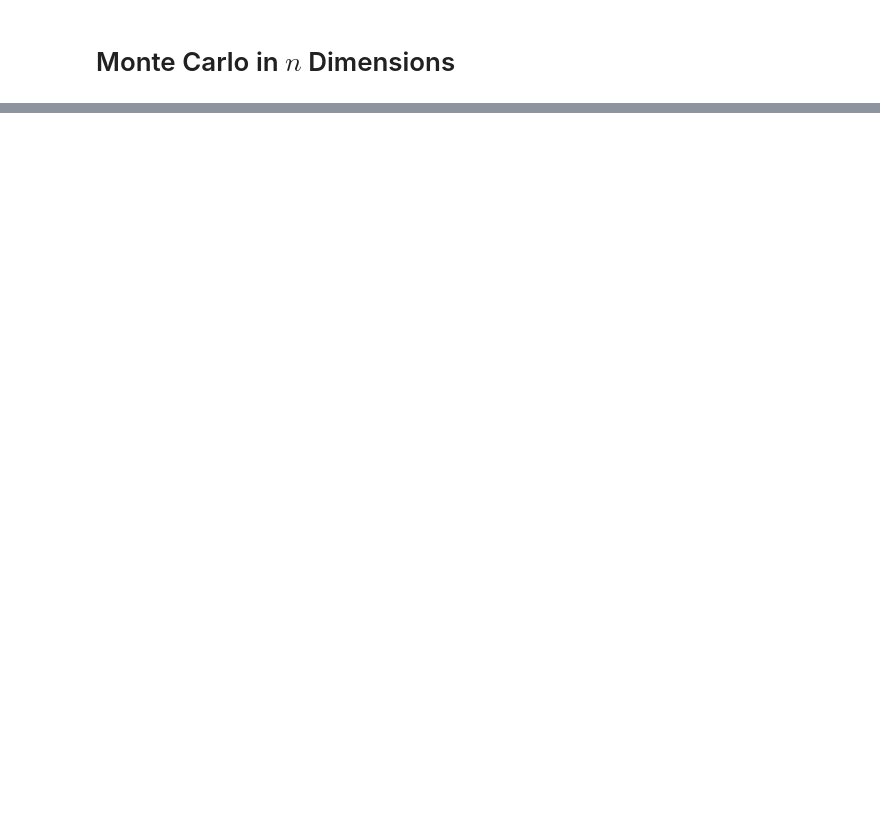
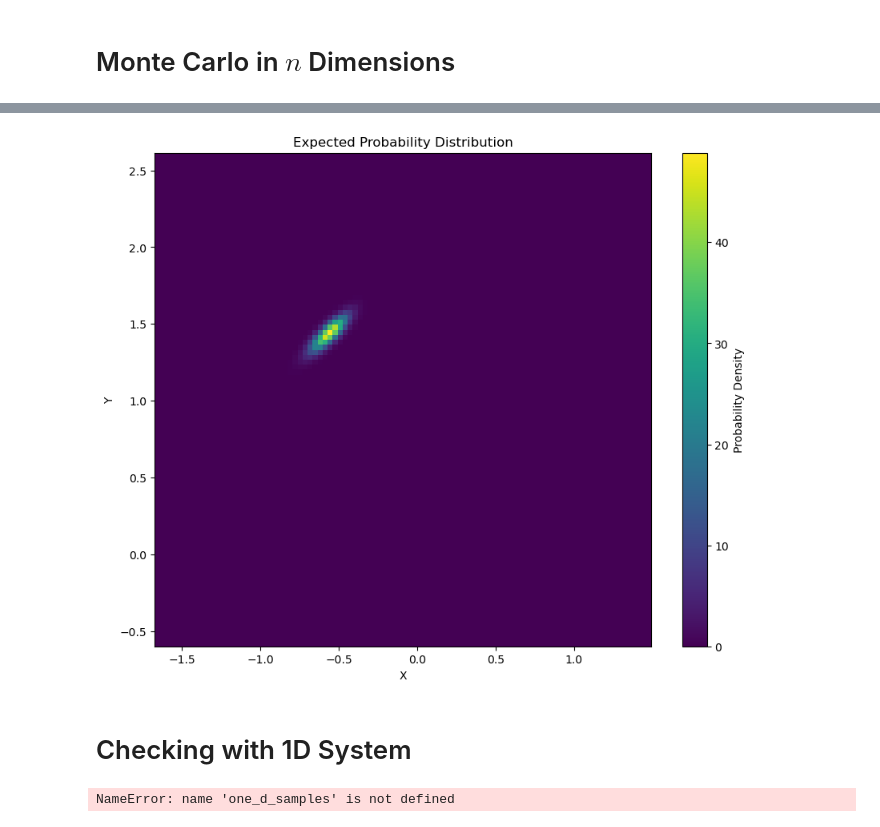
Before and after one commit to abrahmasandra/MENG255UmbrellaSampling, a Jupyter notebook: umbsampling_2d.ipynb, the cells around one changed output, grey strips where cells are left out. Drawn from its saved outputs; the diff is of its cells as text; code cells hidden in the pictures; blank space fills up the shorter version.

```diff
--- a/umbsampling_2d.ipynb
+++ b/umbsampling_2d.ipynb
@@ -515,0 +662,52 @@ frames[0].save('sample_distribution_heatmap_animation.gif',
+# %%
+def plot_expected_probability(potential_func, beta, x_range, y_range, num_points=100, title="Expected Probability Distribution"):
+    """
+    Plot the expected probability distribution based on a given potential function.
+
+    Args:
+    potential_func (callable): The potential energy function V(x, y).
+    beta (float): Inverse temperature (1/kT).
+    x_range (tuple): The range of x values as (min_x, max_x).
+    y_range (tuple): The range of y values as (min_y, max_y).
+    num_points (int): Number of points to use for each dimension in the plot.
+    title (str): Title for the plot.
+    """
+    # Create a grid of x and y values
+    x = np.linspace(x_range[0], x_range[1], num_points)
+    y = np.linspace(y_range[0], y_range[1], num_points)
+    x_width = x[1]-x[0]
+    y_width = y[1]-y[0]
+
+    X, Y = np.meshgrid(x, y)
+
+    # Calculate the potential energy for each point
+    Z = potential_func(X, Y)
+
+    # Calculate the probability distribution
+    P = np.exp(-beta * Z)
+
+    # Normalize the probability distribution
+    P /= np.sum(P) * x_width * y_width
+
+    # Create the plot
+    fig, ax = plt.subplots(figsize=(10, 8))
+    im = ax.pcolormesh(X, Y, P, cmap='viridis', shading='auto')
+
+    # Add colorbar
+    cbar = plt.colorbar(im)
+    cbar.set_label('Probability Density')
+
+    # Customize the plot
+    ax.set_title(title)
+    ax.set_xlabel("X")
+    ax.set_ylabel("Y")
+    ax.set_xlim(x_range)
+    ax.set_ylim(y_range)
+
+    plt.show()
+
+plot_expected_probability(muller_brown_potential, beta, x_range, y_range)
+# %% [output]
+[figure, added]
+# %% [markdown]
+# Checking with 1D System
@@ -515,0 +788,4 @@ frames[0].save('sample_distribution_heatmap_animation.gif',
+# %%
+P_history_1d, bin_centers_1d, bin_edges_1d = WHAM_nD(one_d_samples, bias_functions_1d, two_well_1d, beta, num_bins=[100], dimensions=1, max_iters=max_iters)
+# %% [output]
+NameError: name 'one_d_samples' is not defined
```
Also changed, not shown: parts of 19 cells of this notebook, 1 other file.
